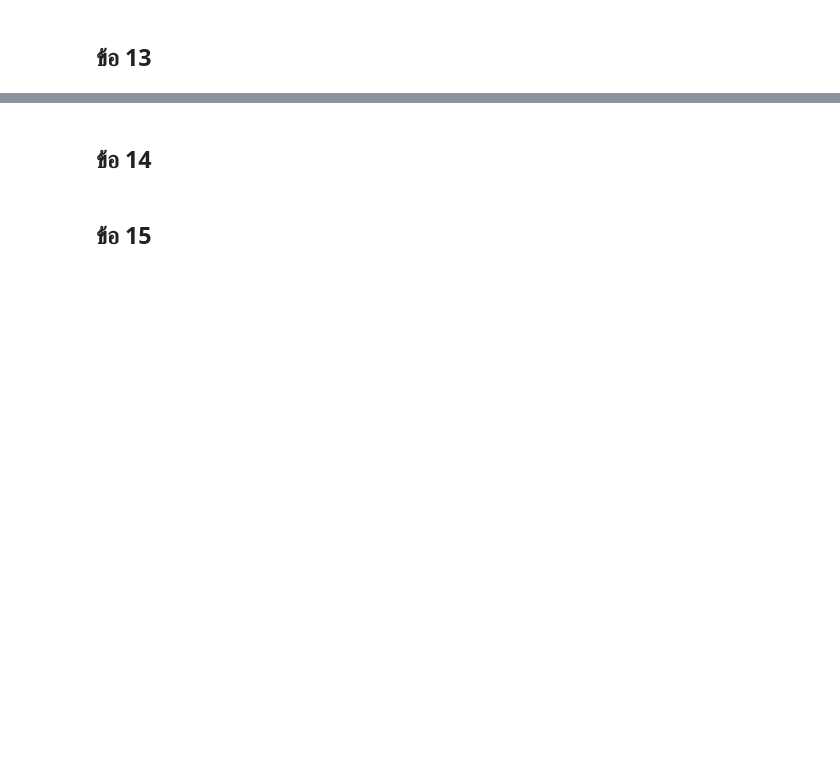
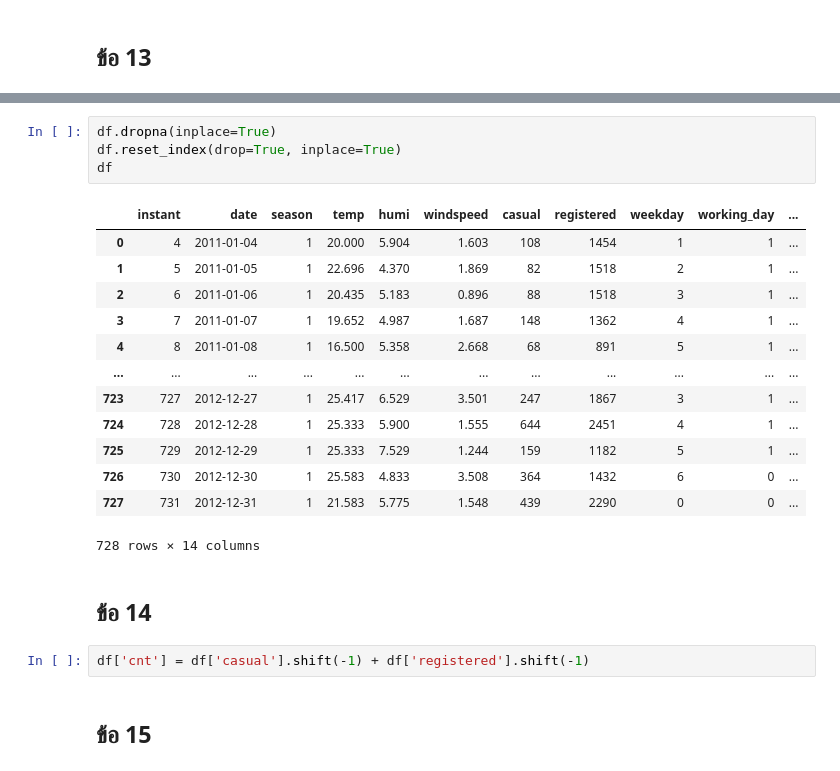
Before and after one commit to fufu-2345/studyYear3, a Jupyter notebook: ML/final/lab5/LAB5_MLP.ipynb, the cells around one changed output, grey strips where cells are left out. Drawn from its saved outputs; the diff is of its cells as text; blank space fills up the shorter version.

```diff
--- a/ML/final/lab5/LAB5_MLP.ipynb
+++ b/ML/final/lab5/LAB5_MLP.ipynb
@@ -145,4 +235,24 @@ AttributeError: 'GridSearchCV' object has no attribute 'coefs_'
+# %%
+df.dropna(inplace=True)
+df.reset_index(drop=True, inplace=True)
+df
+# %% [output]
+|  | instant | date | season | temp | humi | windspeed | casual | registered | weekday | working_day | ... |
+| 0 | 4 | 2011-01-04 | 1 | 20.000 | 5.904 | 1.603 | 108 | 1454 | 1 | 1 | ... |
+| 1 | 5 | 2011-01-05 | 1 | 22.696 | 4.370 | 1.869 | 82 | 1518 | 2 | 1 | ... |
+| 2 | 6 | 2011-01-06 | 1 | 20.435 | 5.183 | 0.896 | 88 | 1518 | 3 | 1 | ... |
+| 3 | 7 | 2011-01-07 | 1 | 19.652 | 4.987 | 1.687 | 148 | 1362 | 4 | 1 | ... |
+| 4 | 8 | 2011-01-08 | 1 | 16.500 | 5.358 | 2.668 | 68 | 891 | 5 | 1 | ... |
+| ... | ... | ... | ... | ... | ... | ... | ... | ... | ... | ... | ... |
+| 723 | 727 | 2012-12-27 | 1 | 25.417 | 6.529 | 3.501 | 247 | 1867 | 3 | 1 | ... |
+| 724 | 728 | 2012-12-28 | 1 | 25.333 | 5.900 | 1.555 | 644 | 2451 | 4 | 1 | ... |
+| 725 | 729 | 2012-12-29 | 1 | 25.333 | 7.529 | 1.244 | 159 | 1182 | 5 | 1 | ... |
+| 726 | 730 | 2012-12-30 | 1 | 25.583 | 4.833 | 3.508 | 364 | 1432 | 6 | 0 | ... |
+| 727 | 731 | 2012-12-31 | 1 | 21.583 | 5.775 | 1.548 | 439 | 2290 | 0 | 0 | ... |
+728 rows × 14 columns
 # %% [markdown]
 ## ข้อ 14
+# %%
+df['cnt'] = df['casual'].shift(-1) + df['registered'].shift(-1)
 # %% [markdown]
 ## ข้อ 15
```
Also changed, not shown: parts of 17 cells of this notebook.
